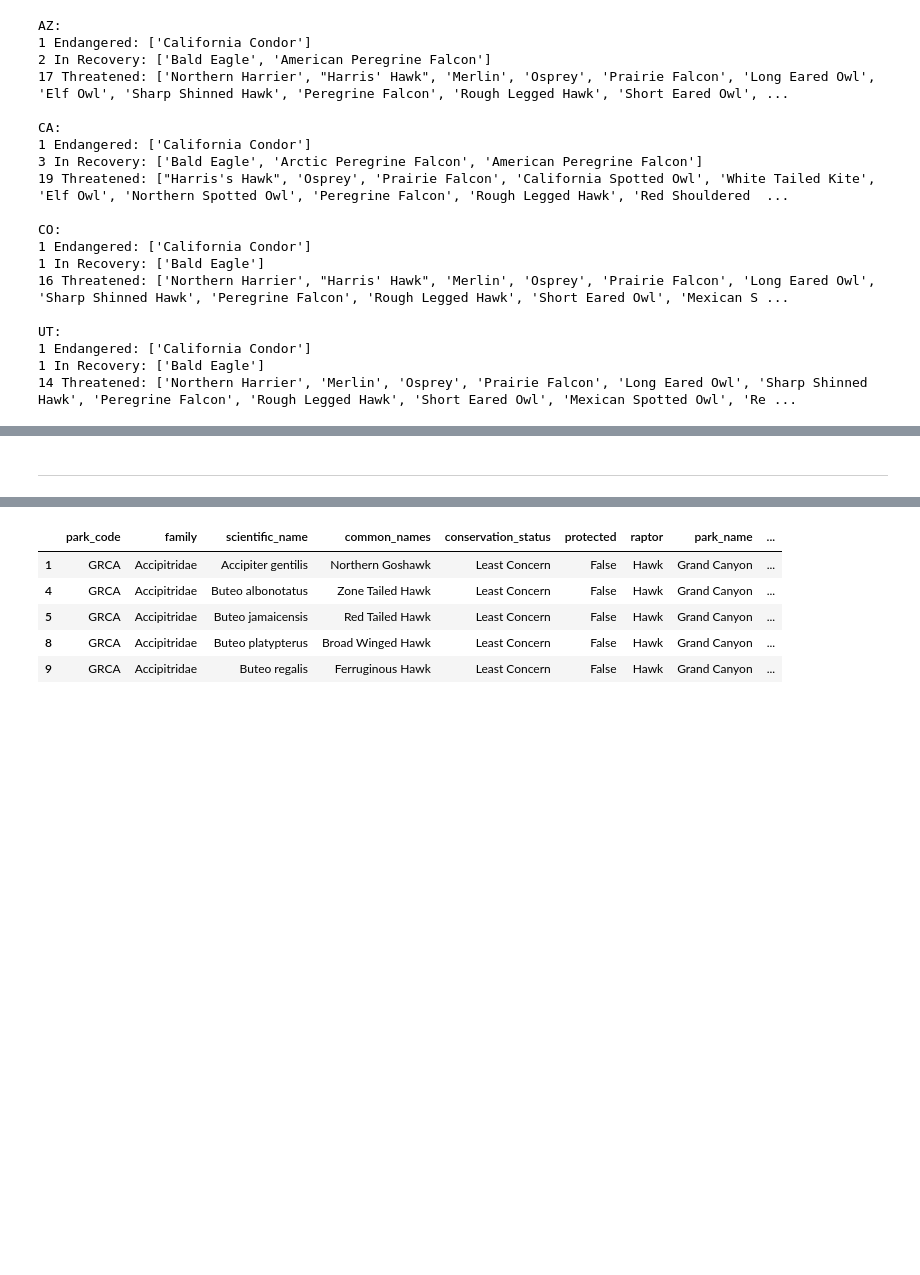
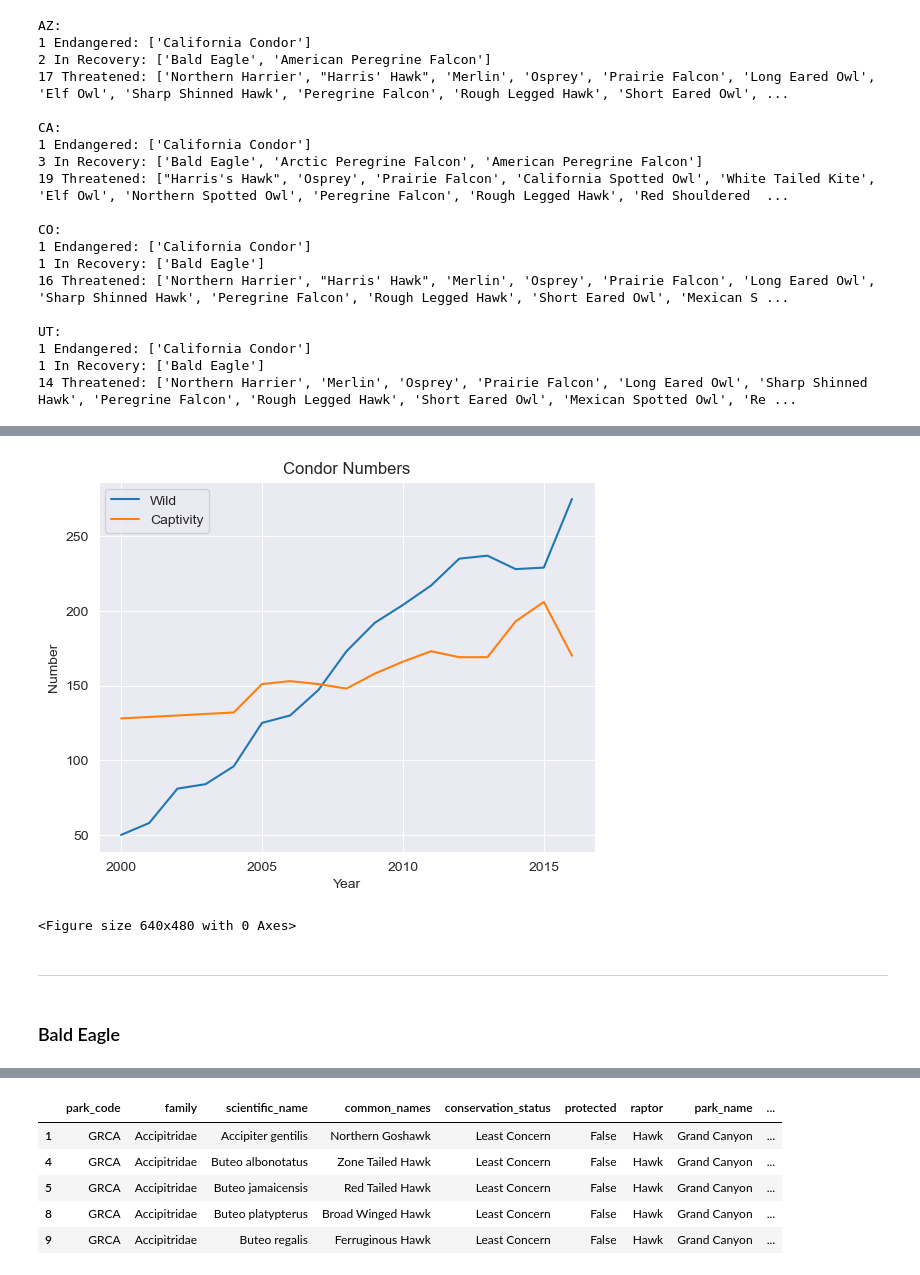
Before and after one commit to pineapple-bois/Biodiversity-In-National-Parks-Real-World, a Jupyter notebook: analysis.ipynb, the cells around one changed output, grey strips where cells are left out. Cells and saved outputs as stored; diff of their text form; code cells hidden in the pictures; blank space fills up the shorter version.

Commit message:
Condors

```diff
--- a/analysis.ipynb
+++ b/analysis.ipynb
@@ -920,0 +941,3 @@ UT:
+# %%
+condors = pd.read_csv('csv_files/condors.csv')
+condors.head()
@@ -921,2 +951,18 @@ UT:
+# %%
+# Plot the data as lines
+plt.plot('year', 'wild', data=condors, label='Wild')
+plt.plot('year', 'captive', data=condors, label='Captivity')
+plt.xlabel('Year')
+plt.xticks(range(2000, 2020, 5), range(2000, 2020, 5))
+plt.ylabel('Number')
+plt.title('Condor Numbers')
+plt.legend()
+plt.show()
+plt.clf()
+# %% [output]
+[figure, added]
+<Figure size 640x480 with 0 Axes>
 # %% [markdown]
 ----
+# %% [markdown]
+### Bald Eagle
```
Also changed, not shown: parts of 8 cells of this notebook.
